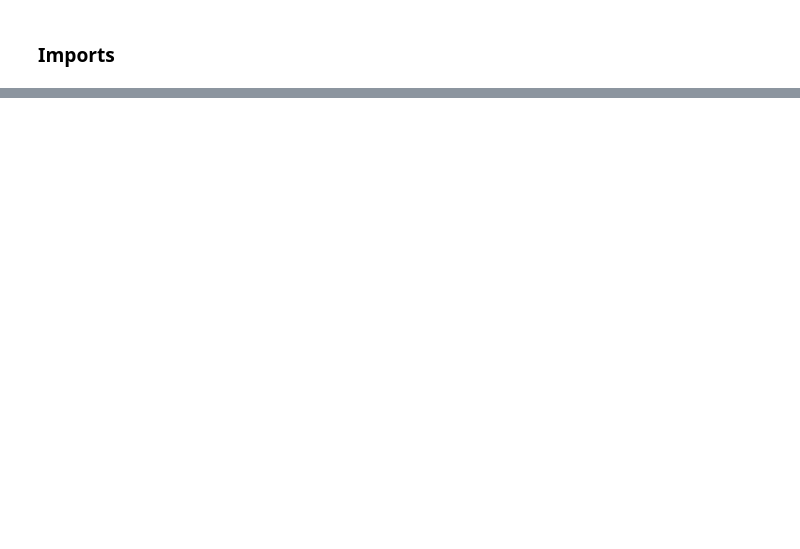
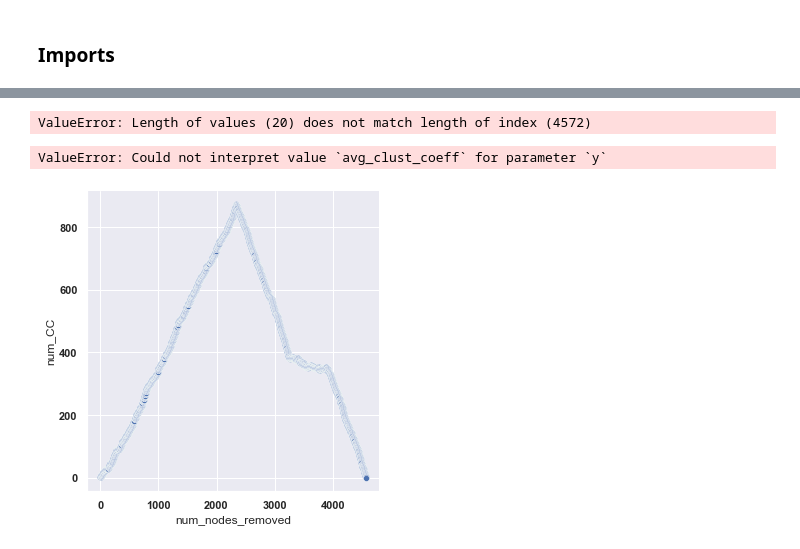
Before and after one commit to jkasimotto/PPI-Network-Analysis, a Jupyter notebook: notebooks/julian_v__2.ipynb, the cells around one changed output, grey strips where cells are left out. Drawn from its saved outputs; the diff is of its cells as text; code cells hidden in the pictures; blank space fills up the shorter version.

Commit message:
exploring_bridging

```diff
--- a/notebooks/julian_v__2.ipynb
+++ b/notebooks/julian_v__2.ipynb
@@ -24,6 +28,12 @@ sys.path.insert(1, "..\\")
 
 #import markov_clustering as mcl
 import networkx as nx
+import pandas as pd
+import seaborn as sns
+sns.set_theme()
+import copy
+import numpy as np
+
 
 # Personal libraries
 import lib.graph
@@ -45,0 +58,44 @@ KeyboardInterrupt:
+# %%
+##Load in Julian O's df of key measures calculated on icp55 connected component, edge cutoff 900, keeping inviable proteins
+network = lib.graph.read_weighted_edgelist(lib.files.make_filepath_to_networks('icp55-cc-900-inv.txt'))
+df = pd.read_csv(lib.files.path_to_tables('icp55-cc-900-inv.csv'), index_col=0, header=0)
+
+#Sort by bridging centrality
+df_bridge_sort = df.sort_values(by = ["global_bridge_cent"],
+              ascending = False)
+# %%
+#Make data frame to store sequential removal stats
+removal_stats_df = pd.DataFrame({"protein_removed": df_bridge_sort["protein"],
+                                "bridging_centrality_removed": df_bridge_sort["global_bridge_cent"],
+                                "num_nodes_removed": range(len(df_bridge_sort.index) +1)[1:]})
+
+#Sequential remove
+removed_network = copy.deepcopy(network)
+num_CC = []
+avg_clust_coeff = []
+for i in range(len(removal_stats_df.index)):
+#for i in range(20):
+    #removed_network = network.subgraph(list(removal_stats_df.iloc[(i + 1):, removal_stats_df.columns.get_loc("protein_removed")]))
+    removed_network.remove_node(removal_stats_df.iloc[i, removal_stats_df.columns.get_loc("protein_removed")])
+
+    #Number of connected components
+    num_CC.append(nx.number_connected_components(removed_network))
+
+    #Avg. clustering coefficient
+    avg_clust_coeff.append(nx.average_clustering(removed_network))
+
+df_bridge_sort["num_CC"] = num_CC
+df_bridge_sort["avg_clust_coeff"] = avg_clust_coeff
+# %% [output]
+ValueError: Length of values (20) does not match length of index (4572)
+# %%
+#Plot
+sns.relplot(data = df_bridge_sort,
+         x = "num_nodes_removed",
+                   y = "num_CC")
+sns.relplot(data = df_bridge_sort,
+         x = "num_nodes_removed",
+                   y = "avg_clust_coeff")
+# %% [output]
+ValueError: Could not interpret value `avg_clust_coeff` for parameter `y`
+[figure, added]
```
Also changed, not shown: parts of 9 cells of this notebook, 1 other file.
